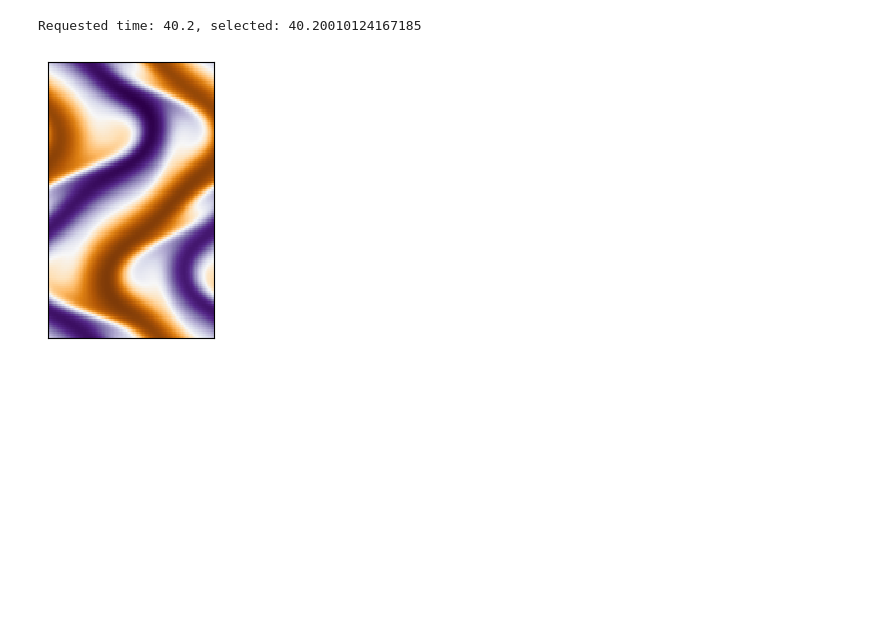
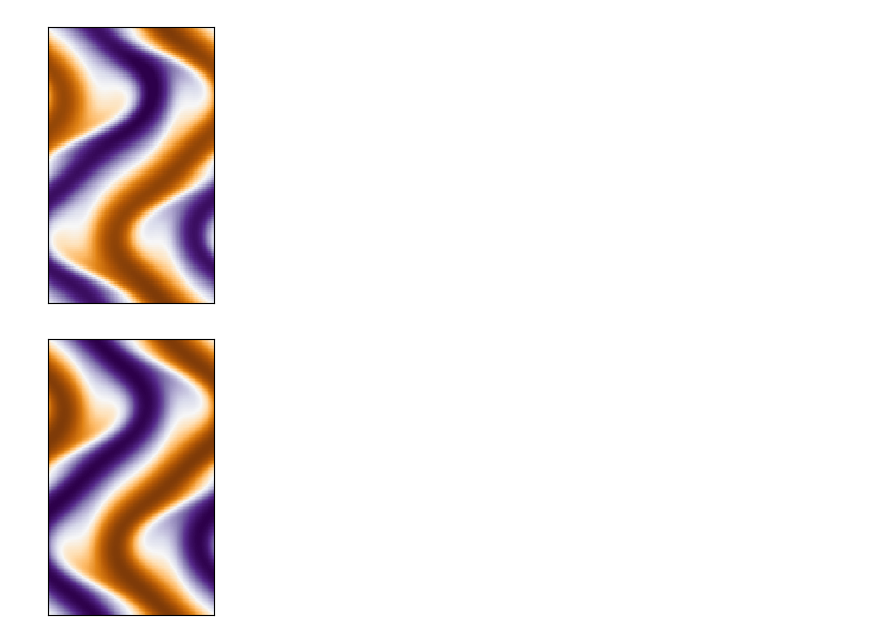
Before and after one commit to cliu124/Exact_Coherent_Structures_of_Salt_Finger_Convection_Layering_and_Shear_Generation, a Jupyter notebook: Fig3b.ipynb, the cells around one changed output. Cells and saved outputs as stored; diff of their text form; code cells hidden in the pictures; blank space fills up the shorter version.

```diff
--- a/Fig3b.ipynb
+++ b/Fig3b.ipynb
@@ -73,10 +92,12 @@ def shift_field(sa, ax, az):
 # %%
-[x,z,sa] = get_state(snapshot_pattern='Samples/Rrho40_Ra1e5_Pr7_tau0.01/Lx0.6_DNS_old/snapshots/snapshots_s*.h5',target_time=40.2)
-sa = shift_field(sa, 0.35, 0.2)
-plot_state(x,z,sa,name='Samples/Rrho40_Ra1e5_Pr7_tau0.01/Lx0.6_DNS_old/snapshot_WF.png')
-# [x,z,sa] = get_ECS(path='Samples/Rrho40_Ra1e5_Pr7_tau0.01/Lx0.6_WF/solution.h5')
-# plot_state(x,z,sa,name='Samples/Rrho40_Ra1e5_Pr7_tau0.01/Lx0.6_WF/WF.png')
+# [x,z,sa] = get_state(snapshot_pattern='Samples/Rrho40_Ra1e5_Pr7_tau0.01/Lx0.6_DNS/snapshots/snapshots_s*.h5',
+#                      target_time=89.1,
+#                      save_state='Samples/Rrho40_Ra1e5_Pr7_tau0.01/Lx0.6_DNS/snapshot_WF.nc',
+#                      ax= -0.35,az= 0.11)
+plot_sample(path='Samples/Rrho40_Ra1e5_Pr7_tau0.01/Lx0.6_DNS/snapshot_WF.nc',
+            name='Samples/Rrho40_Ra1e5_Pr7_tau0.01/Lx0.6_DNS/snapshot_WF.png',plot_mean_profiles=False,symmetric=True)
+plot_sample(path='Samples/Rrho40_Ra1e5_Pr7_tau0.01/Lx0.6_WF/solution.nc',plot_mean_profiles=False,symmetric=True)
 # %% [output]
-Requested time: 40.2, selected: 40.20010124167185
-[figure, old version]
+[figure, new version]
+[figure, added]
 # %%
```
Also changed, not shown: parts of 5 cells of this notebook, 14 other files.
